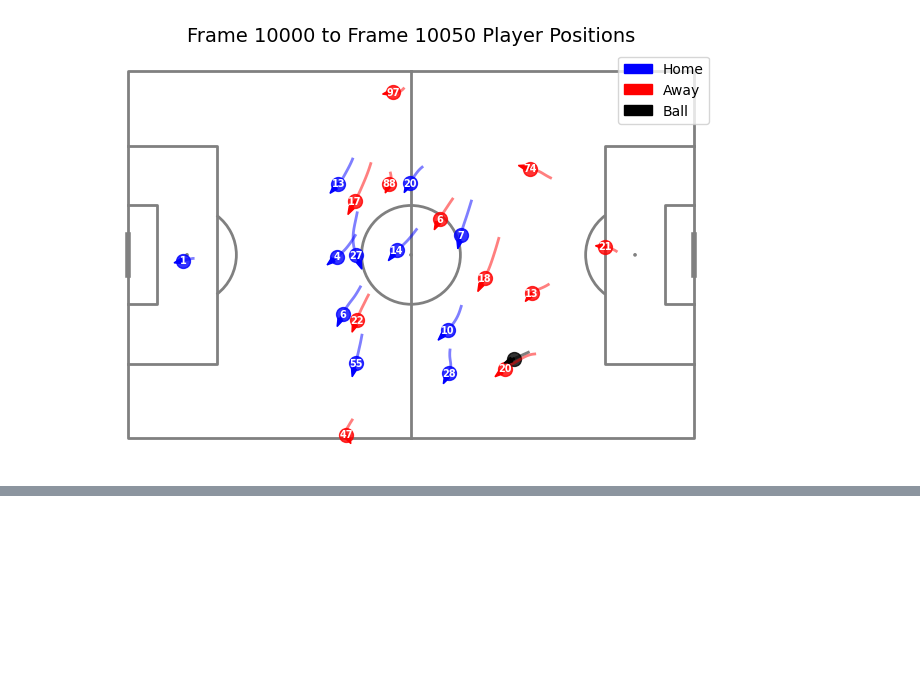
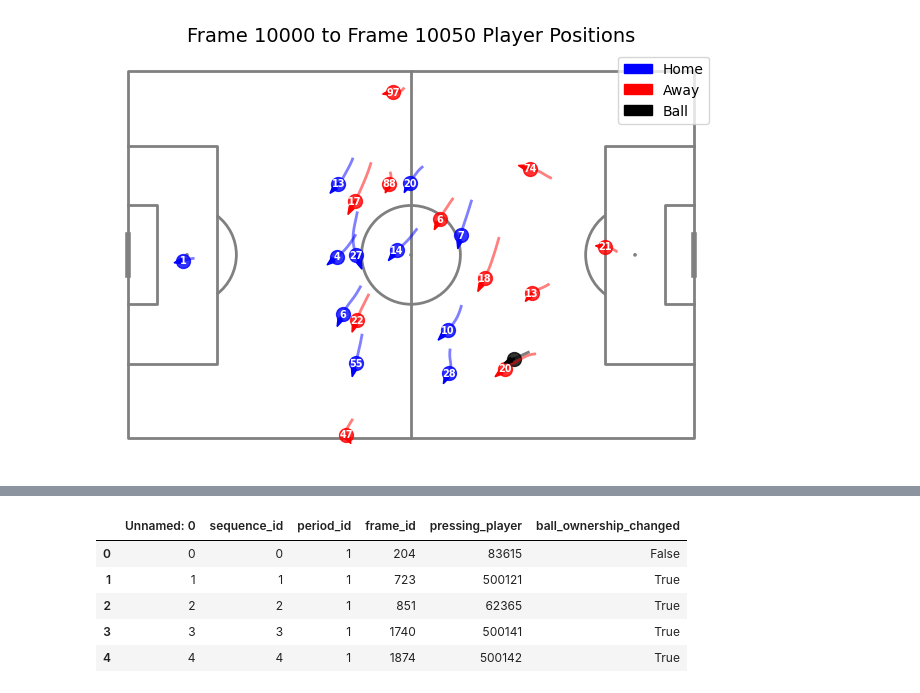
Before and after one commit to leemingo/express-v2, a Jupyter notebook: notebook/1-kloppy-summary.ipynb, the cells around one changed output, grey strips where cells are left out. Saved outputs shown, nothing was run; the diff lists cells and outputs as text; code cells hidden in the pictures; blank space fills up the shorter version.

```diff
--- a/notebook/1-kloppy-summary.ipynb
+++ b/notebook/1-kloppy-summary.ipynb
@@ -595,0 +588,10 @@ press_df[max_df > 0.8]
+# %%
+test_df = pd.read_csv("test.csv")
+test_df.head()
+# %% [output]
+|  | Unnamed: 0 | sequence_id | period_id | frame_id | pressing_player | ball_ownership_changed |
+| 0 | 0 | 0 | 1 | 204 | 83615 | False |
+| 1 | 1 | 1 | 1 | 723 | 500121 | True |
+| 2 | 2 | 2 | 1 | 851 | 62365 | True |
+| 3 | 3 | 3 | 1 | 1740 | 500141 | True |
+| 4 | 4 | 4 | 1 | 1874 | 500142 | True |
```
Also changed, not shown: parts of 6 cells of this notebook, 6 other files.
